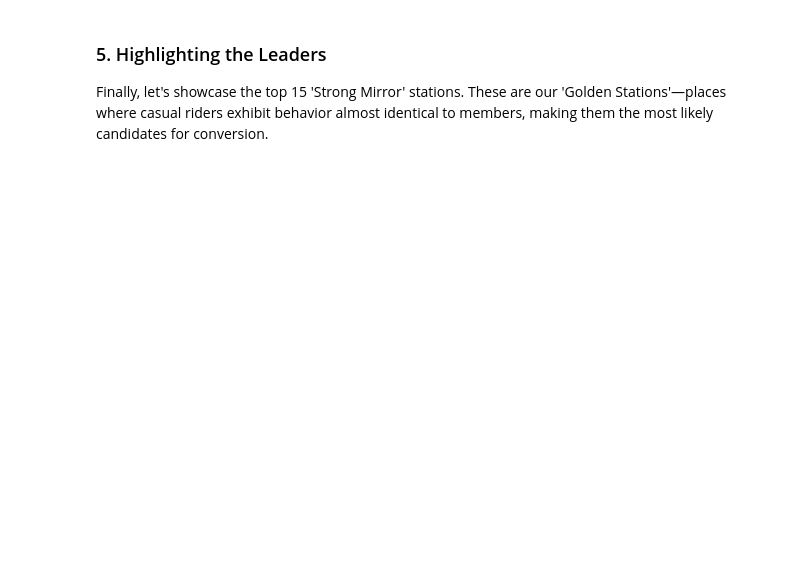
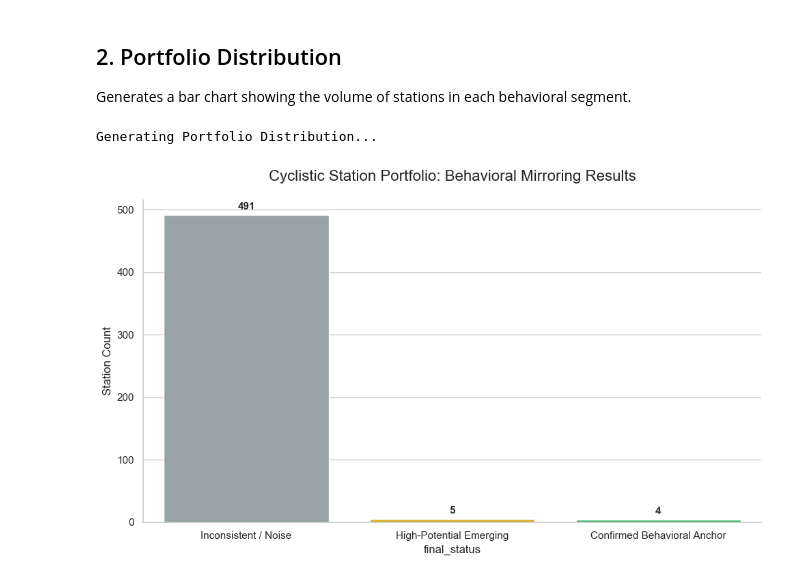
Before and after one commit to Speaksid153/Cyclistic-Behavioral-Mirroring-Model, a Jupyter notebook: Notebooks/generate_visuals.ipynb, the cells around one changed output. Drawn from its saved outputs; the diff is of its cells as text; code cells hidden in the pictures; blank space fills up the shorter version.

Commit message:
feat: Establish full analytical framework for Cyclistic Behavioral Mirroring Model with new data processing, analysis, validation, and visualization notebooks, and update README.

```diff
--- a/Notebooks/generate_visuals.ipynb
+++ b/Notebooks/generate_visuals.ipynb
@@ -13,6 +9,17 @@ from pathlib import Path
 # %%
+import pandas as pd
+import seaborn as sns
+import matplotlib.pyplot as plt
+from pathlib import Path
+
+
 DATA_DIR = Path("../data/processed")
-RESULTS_DIR = Path("../results/visuals")
+RESULTS_DIR = Path("../results")
 RESULTS_DIR.mkdir(parents=True, exist_ok=True)
 
-sns.set_theme(style="whitegrid", palette="muted")
+sns.set_theme(style="whitegrid")
+PALETTE = {
+    "Confirmed Behavioral Anchor": "#2ecc71",
+    "High-Potential Emerging": "#f1c40f",
+    "Inconsistent / Noise": "#95a5a6"
+}
@@ -61,3 +26,30 @@ plt.show()
-# %% [markdown]
-### 5. Highlighting the Leaders
-Finally, let's showcase the top 15 'Strong Mirror' stations. These are our 'Golden Stations'—places where casual riders exhibit behavior almost identical to members, making them the most likely candidates for conversion.
+# %% [markdown]
+## 2. Portfolio Distribution
+
+Generates a bar chart showing the volume of stations in each behavioral segment.
+# %%
+input_path = DATA_DIR / "station_behavior_segments.csv"
+if input_path.exists():
+    print("Generating Portfolio Distribution...")
+    df = pd.read_csv(input_path)
+    plt.figure(figsize=(10, 6))
+    ax = sns.countplot(
+        data=df, x="final_status", hue="final_status",
+        order=df["final_status"].value_counts().index,
+        palette=PALETTE, legend=False
+    )
+    for p in ax.patches:
+        if p.get_height() > 0:
+            ax.annotate(f'{int(p.get_height())}',
+                        (p.get_x() + p.get_width() / 2., p.get_height()),
+                        ha='center', va='center', xytext=(0, 9),
+                        textcoords='offset points', fontsize=11, fontweight='bold')
+    plt.title("Cyclistic Station Portfolio: Behavioral Mirroring Results", fontsize=16, pad=20)
+    plt.ylabel("Station Count")
+    sns.despine()
+    plt.tight_layout()
+    plt.savefig(RESULTS_DIR / "portfolio_distribution.png", dpi=300)
+    plt.show()
+# %% [output]
+Generating Portfolio Distribution...
+[figure, added]
```
Also changed, not shown: parts of 17 cells of this notebook, 11 other files.
